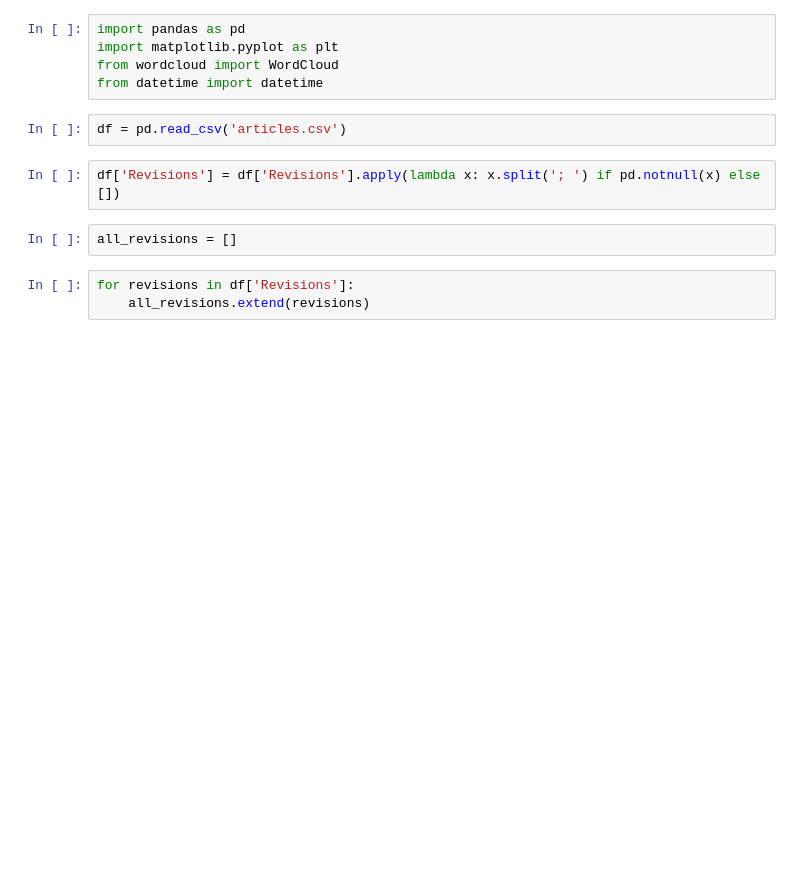
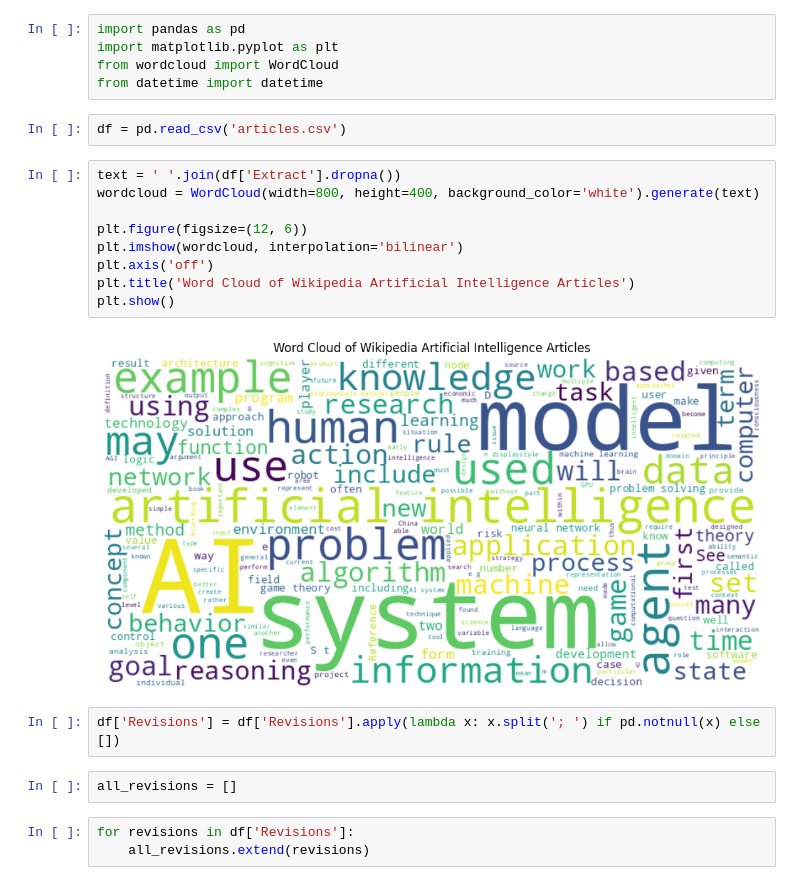
Before and after one commit to abderrahimrhitrif/Wikipedia-Article-Revisions-Analysis, a Jupyter notebook: visualize.ipynb, the cells around one changed output. Saved outputs shown, nothing was run; the diff lists cells and outputs as text; blank space fills up the shorter version.

Commit message:
Add word cloud

```diff
--- a/visualize.ipynb
+++ b/visualize.ipynb
@@ -5,6 +5,17 @@ from wordcloud import WordCloud
 from datetime import datetime
 # %%
 df = pd.read_csv('articles.csv')
+# %%
+text = ' '.join(df['Extract'].dropna())
+wordcloud = WordCloud(width=800, height=400, background_color='white').generate(text)
+
+plt.figure(figsize=(12, 6))
+plt.imshow(wordcloud, interpolation='bilinear')
+plt.axis('off')
+plt.title('Word Cloud of Wikipedia Artificial Intelligence Articles')
+plt.show()
+# %% [output]
+[figure, added]
 # %%
 df['Revisions'] = df['Revisions'].apply(lambda x: x.split('; ') if pd.notnull(x) else [])
 # %%
```
Also changed, not shown: 1 other file.
